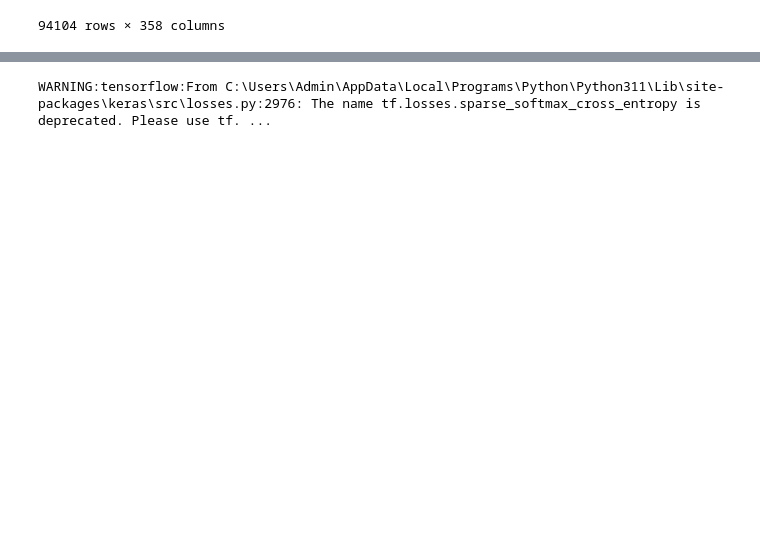
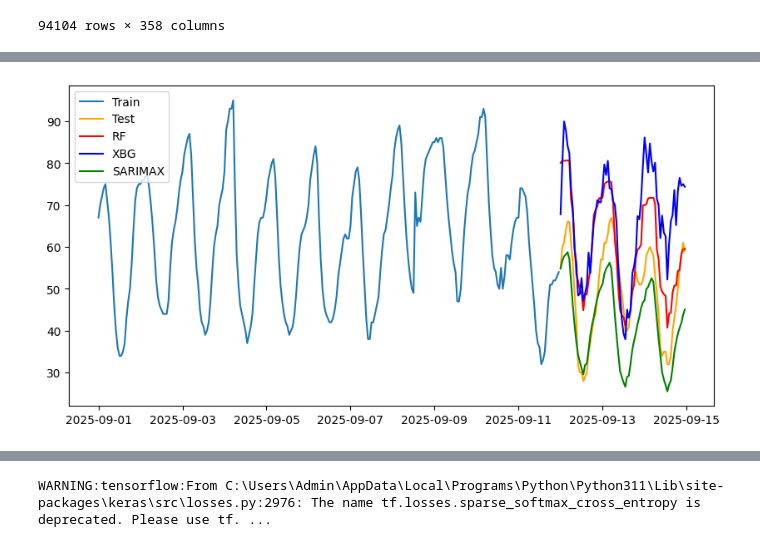
Before and after one commit to pyOctopuss/masters_diploma, a Jupyter notebook: arima_nn.ipynb, the cells around one changed output, grey strips where cells are left out. Saved outputs shown, nothing was run; the diff lists cells and outputs as text; code cells hidden in the pictures; blank space fills up the shorter version.

Commit message:
additional features stated features

```diff
--- a/arima_nn.ipynb
+++ b/arima_nn.ipynb
@@ -109,0 +140,17 @@ _.iloc[24:48]
+# %%
+x_model = XGBRegressor(**{'booster': 'gbtree', 'colsample_bytree': 1, 'eta': 0.3, 'eval_metric': 'rmse', 'max_depth': 6, 'min_child_weight': 1, 'n_estimators': 200, 'n_jobs': -1, 'objective': 'reg:squarederror', 'random_state': 2, 'subsample': 1})
+r_model = RandomForestRegressor(**{'max_depth': 6, 'n_estimators': 100, 'n_jobs': -1, 'random_state': 2})
+# %%
+x_y = pd.DataFrame(x_model.fit(X_train, y_train).predict(X_test), index=y_test.index)
+r_y = pd.DataFrame(r_model.fit(X_train, y_train).predict(X_test), index=y_test.index)
+# %%
+plt.figure(figsize=(10,5))
+plt.plot(y_train.loc['2025-09-01':], label="Train")
+plt.plot(y_test, label="Test", color="orange")
+plt.plot(r_y, label="RF", color="red")
+plt.plot(x_y, label="XBG", color="blue")
+plt.plot(sar_forecast, label="SARIMAX", color="green")
+plt.legend()
+plt.show()
+# %% [output]
+[figure, added]
```
Also changed, not shown: parts of 9 cells of this notebook.
